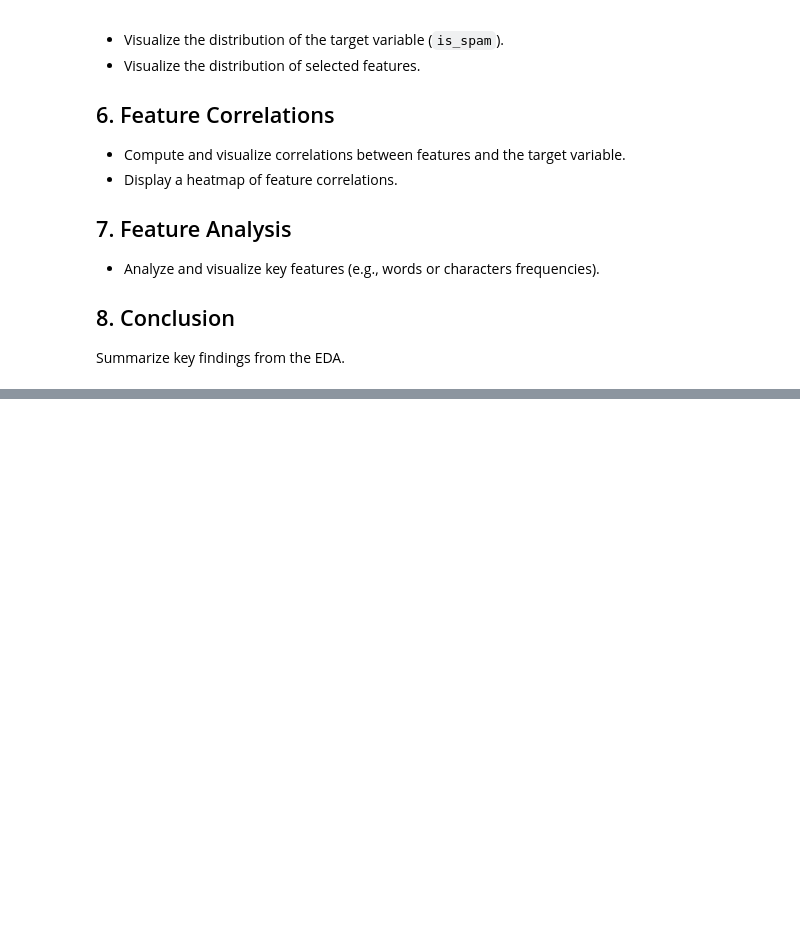
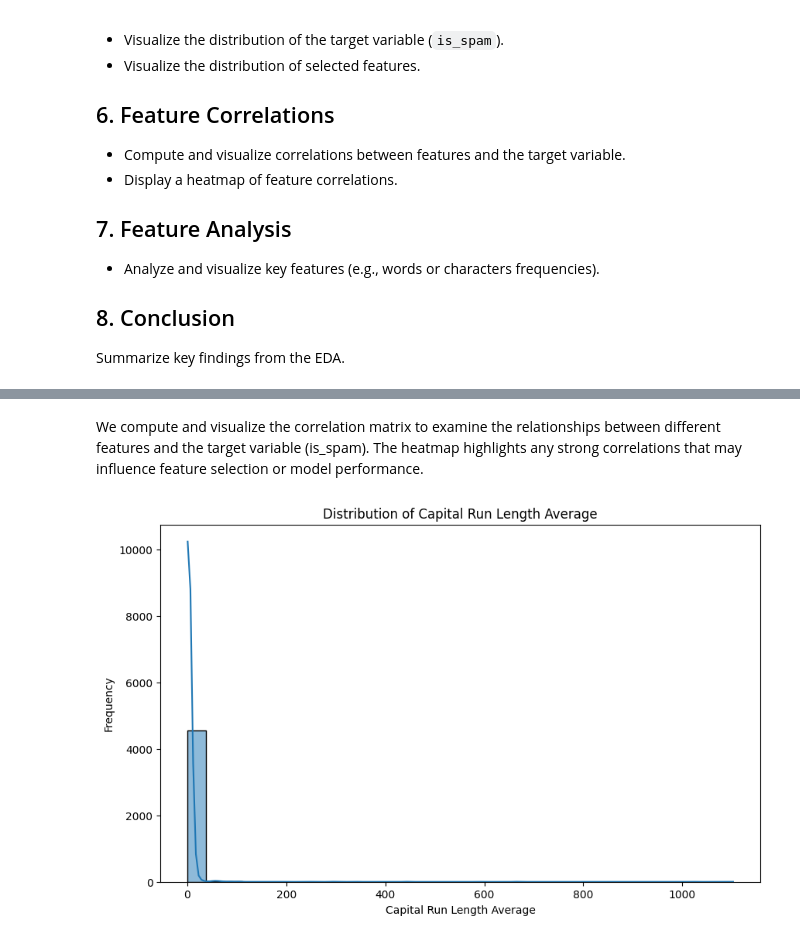
Before and after one commit to touro3/SPAM-OR-NOT, a Jupyter notebook: NOTEBOOKS/exploratory_data_analysis.ipynb, the cells around one changed output, grey strips where cells are left out. Cells and saved outputs as stored; diff of their text form; code cells hidden in the pictures; blank space fills up the shorter version.

Commit message:
organized notebook and model evaluation

```diff
--- a/NOTEBOOKS/exploratory_data_analysis.ipynb
+++ b/NOTEBOOKS/exploratory_data_analysis.ipynb
@@ -188,0 +163,13 @@ Best Score: 0.9518633540372671
+# %% [markdown]
+We compute and visualize the correlation matrix to examine the relationships between different features and the target variable (is_spam). The heatmap highlights any strong correlations that may influence feature selection or model performance.
+# %%
+# 7. Feature Analysis
+# Analyze the distribution of a specific feature, such as 'capital_run_length_average', to understand its impact.
+plt.figure(figsize=(10, 6))
+sns.histplot(df['capital_run_length_average'], bins=30, kde=True)
+plt.title('Distribution of Capital Run Length Average')
+plt.xlabel('Capital Run Length Average')
+plt.ylabel('Frequency')
+plt.show()
+# %% [output]
+[figure, added]
```
Also changed, not shown: parts of 18 cells of this notebook, 1 other file.
